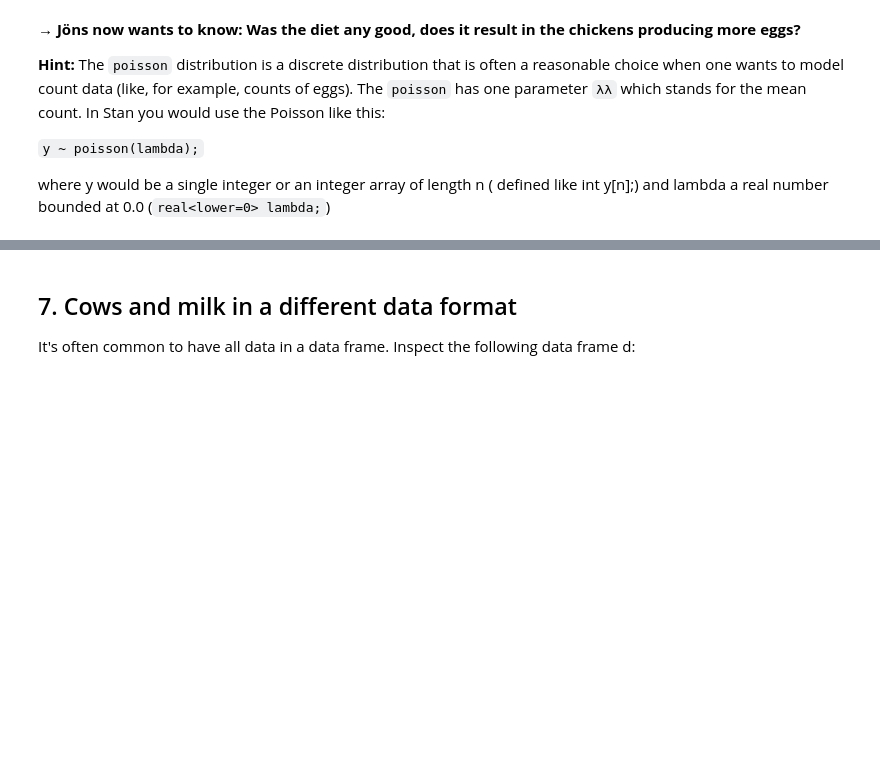
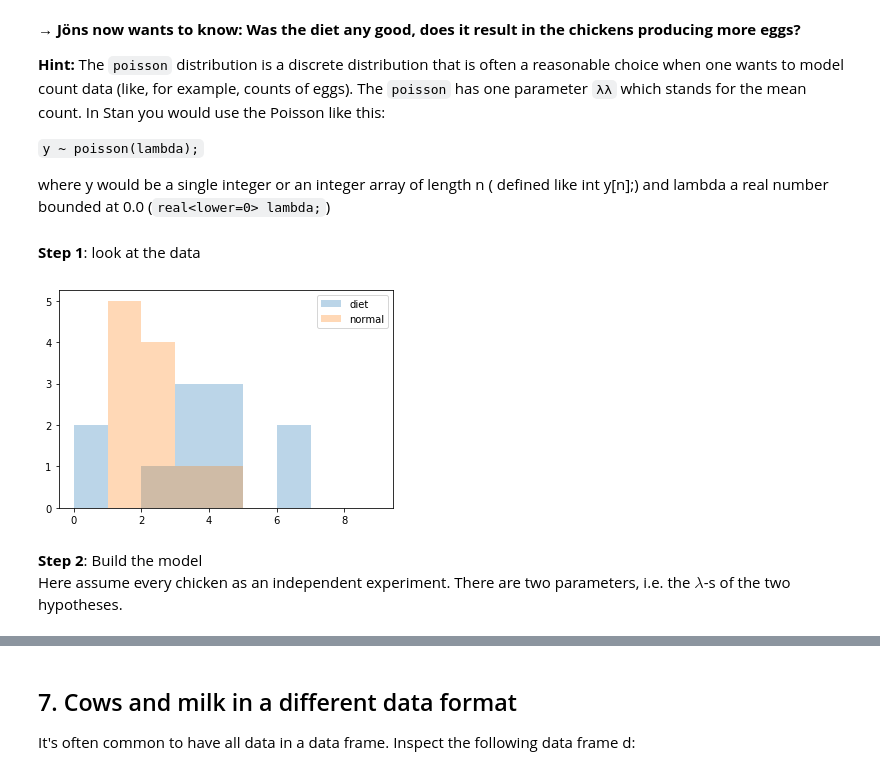
Before and after one commit to francescolosterzo/bayesianprobabilitiesworkshop, a Jupyter notebook: Exercise 3.ipynb, the cells around one changed output, grey strips where cells are left out. Cells and saved outputs as stored; diff of their text form; code cells hidden in the pictures; blank space fills up the shorter version.

```diff
--- a/Exercise 3.ipynb
+++ b/Exercise 3.ipynb
@@ -467,3 +467,19 @@ normal_eggs = [4, 2, 1, 1, 2, 1, 2, 1, 3, 2, 1]
 `y ~ poisson(lambda);`
 
 where y would be a single integer or an integer array of length n ( defined like int y[n];) and lambda a real number bounded at 0.0 (`real<lower=0> lambda;`)
+# %% [markdown]
+**Step 1**: look at the data
+# %%
+plt.figure()
+
+bins=range(10)
+
+_ = plt.hist(diet_eggs, alpha=.3, bins=bins, label='diet')
+_ = plt.hist(normal_eggs, alpha=.3, bins=bins, label='normal')
+
+_ = plt.legend(loc='best')
+# %% [output]
+[figure, added]
+# %% [markdown]
+**Step 2**: Build the model
+Here assume every chicken as an independent experiment. There are two parameters, i.e. the $\lambda$-s of the two hypotheses.
```
Also changed, not shown: parts of 63 cells of this notebook.
